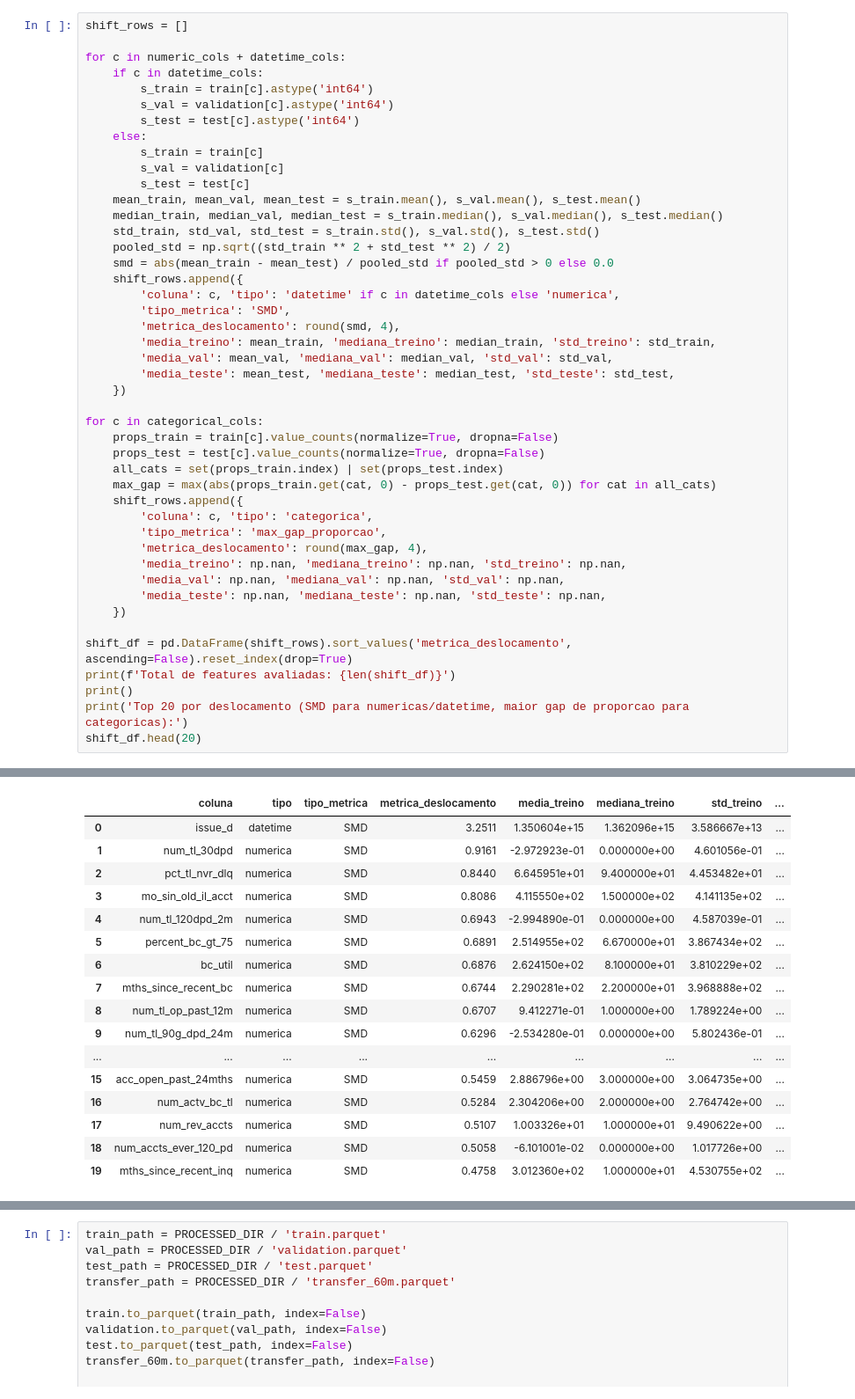
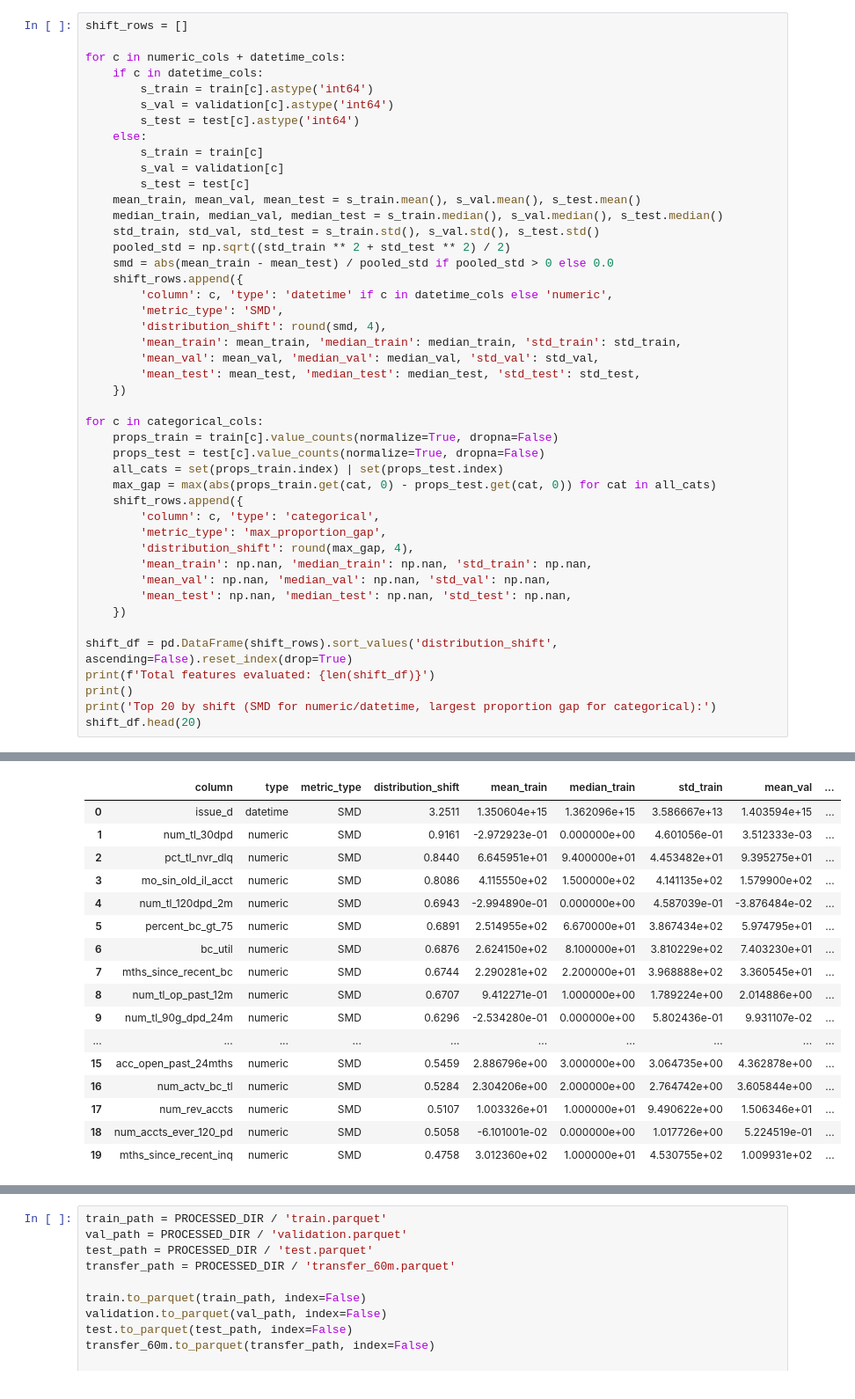
Before and after one commit to MateusFPavan/credit-default-prediction-lendingclub, a Jupyter notebook: notebooks/04_temporal_split.ipynb, the cells around one changed output, grey strips where cells are left out. Shown at 88% size. Saved outputs shown, nothing was run; the diff lists cells and outputs as text.

```diff
--- a/notebooks/04_temporal_split.ipynb
+++ b/notebooks/04_temporal_split.ipynb
@@ -198,12 +198,12 @@ for c in numeric_cols + datetime_cols:
     pooled_std = np.sqrt((std_train ** 2 + std_test ** 2) / 2)
     smd = abs(mean_train - mean_test) / pooled_std if pooled_std > 0 else 0.0
     shift_rows.append({
-        'coluna': c, 'tipo': 'datetime' if c in datetime_cols else 'numerica',
-        'tipo_metrica': 'SMD',
-        'metrica_deslocamento': round(smd, 4),
-        'media_treino': mean_train, 'mediana_treino': median_train, 'std_treino': std_train,
-        'media_val': mean_val, 'mediana_val': median_val, 'std_val': std_val,
-        'media_teste': mean_test, 'mediana_teste': median_test, 'std_teste': std_test,
+        'column': c, 'type': 'datetime' if c in datetime_cols else 'numeric',
+        'metric_type': 'SMD',
+        'distribution_shift': round(smd, 4),
+        'mean_train': mean_train, 'median_train': median_train, 'std_train': std_train,
+        'mean_val': mean_val, 'median_val': median_val, 'std_val': std_val,
+        'mean_test': mean_test, 'median_test': median_test, 'std_test': std_test,
     })
 
 for c in categorical_cols:
@@ -212,17 +212,17 @@ for c in categorical_cols:
     all_cats = set(props_train.index) | set(props_test.index)
     max_gap = max(abs(props_train.get(cat, 0) - props_test.get(cat, 0)) for cat in all_cats)
     shift_rows.append({
-        'coluna': c, 'tipo': 'categorica',
-        'tipo_metrica': 'max_gap_proporcao',
-        'metrica_deslocamento': round(max_gap, 4),
-        'media_treino': np.nan, 'mediana_treino': np.nan, 'std_treino': np.nan,
-        'media_val': np.nan, 'mediana_val': np.nan, 'std_val': np.nan,
-        'media_teste': np.nan, 'mediana_teste': np.nan, 'std_teste': np.nan,
+        'column': c, 'type': 'categorical',
+        'metric_type': 'max_proportion_gap',
+        'distribution_shift': round(max_gap, 4),
+        'mean_train': np.nan, 'median_train': np.nan, 'std_train': np.nan,
+        'mean_val': np.nan, 'median_val': np.nan, 'std_val': np.nan,
+        'mean_test': np.nan, 'median_test': np.nan, 'std_test': np.nan,
     })
 
-shift_df = pd.DataFrame(shift_rows).sort_values('metrica_deslocamento', ascending=False).reset_index(drop=True)
-print(f'Total de features avaliadas: {len(shift_df)}')
+shift_df = pd.DataFrame(shift_rows).sort_values('distribution_shift', ascending=False).reset_index(drop=True)
+print(f'Total features evaluated: {len(shift_df)}')
 print()
-print('Top 20 por deslocamento (SMD para numericas/datetime, maior gap de proporcao para categoricas):')
+print('Top 20 by shift (SMD for numeric/datetime, largest proportion gap for categorical):')
 shift_df.head(20)
 # %% [output]
@@ -232,18 +232,18 @@ Top 20 por deslocamento (SMD para numericas/datetime, maior gap de proporcao par
-|  | coluna | tipo | tipo_metrica | metrica_deslocamento | media_treino | mediana_treino | std_treino | ... |
-| 0 | issue_d | datetime | SMD | 3.2511 | 1.350604e+15 | 1.362096e+15 | 3.586667e+13 | ... |
-| 1 | num_tl_30dpd | numerica | SMD | 0.9161 | -2.972923e-01 | 0.000000e+00 | 4.601056e-01 | ... |
-| 2 | pct_tl_nvr_dlq | numerica | SMD | 0.8440 | 6.645951e+01 | 9.400000e+01 | 4.453482e+01 | ... |
-| 3 | mo_sin_old_il_acct | numerica | SMD | 0.8086 | 4.115550e+02 | 1.500000e+02 | 4.141135e+02 | ... |
-| 4 | num_tl_120dpd_2m | numerica | SMD | 0.6943 | -2.994890e-01 | 0.000000e+00 | 4.587039e-01 | ... |
-| 5 | percent_bc_gt_75 | numerica | SMD | 0.6891 | 2.514955e+02 | 6.670000e+01 | 3.867434e+02 | ... |
-| 6 | bc_util | numerica | SMD | 0.6876 | 2.624150e+02 | 8.100000e+01 | 3.810229e+02 | ... |
-| 7 | mths_since_recent_bc | numerica | SMD | 0.6744 | 2.290281e+02 | 2.200000e+01 | 3.968888e+02 | ... |
-| 8 | num_tl_op_past_12m | numerica | SMD | 0.6707 | 9.412271e-01 | 1.000000e+00 | 1.789224e+00 | ... |
-| 9 | num_tl_90g_dpd_24m | numerica | SMD | 0.6296 | -2.534280e-01 | 0.000000e+00 | 5.802436e-01 | ... |
-| ... | ... | ... | ... | ... | ... | ... | ... | ... |
-| 15 | acc_open_past_24mths | numerica | SMD | 0.5459 | 2.886796e+00 | 3.000000e+00 | 3.064735e+00 | ... |
-| 16 | num_actv_bc_tl | numerica | SMD | 0.5284 | 2.304206e+00 | 2.000000e+00 | 2.764742e+00 | ... |
-| 17 | num_rev_accts | numerica | SMD | 0.5107 | 1.003326e+01 | 1.000000e+01 | 9.490622e+00 | ... |
-| 18 | num_accts_ever_120_pd | numerica | SMD | 0.5058 | -6.101001e-02 | 0.000000e+00 | 1.017726e+00 | ... |
-| 19 | mths_since_recent_inq | numerica | SMD | 0.4758 | 3.012360e+02 | 1.000000e+01 | 4.530755e+02 | ... |
+|  | column | type | metric_type | distribution_shift | mean_train | median_train | std_train | mean_val | ... |
+| 0 | issue_d | datetime | SMD | 3.2511 | 1.350604e+15 | 1.362096e+15 | 3.586667e+13 | 1.403594e+15 | ... |
+| 1 | num_tl_30dpd | numeric | SMD | 0.9161 | -2.972923e-01 | 0.000000e+00 | 4.601056e-01 | 3.512333e-03 | ... |
+| 2 | pct_tl_nvr_dlq | numeric | SMD | 0.8440 | 6.645951e+01 | 9.400000e+01 | 4.453482e+01 | 9.395275e+01 | ... |
+| 3 | mo_sin_old_il_acct | numeric | SMD | 0.8086 | 4.115550e+02 | 1.500000e+02 | 4.141135e+02 | 1.579900e+02 | ... |
+| 4 | num_tl_120dpd_2m | numeric | SMD | 0.6943 | -2.994890e-01 | 0.000000e+00 | 4.587039e-01 | -3.876484e-02 | ... |
+| 5 | percent_bc_gt_75 | numeric | SMD | 0.6891 | 2.514955e+02 | 6.670000e+01 | 3.867434e+02 | 5.974795e+01 | ... |
+| 6 | bc_util | numeric | SMD | 0.6876 | 2.624150e+02 | 8.100000e+01 | 3.810229e+02 | 7.403230e+01 | ... |
+| 7 | mths_since_recent_bc | numeric | SMD | 0.6744 | 2.290281e+02 | 2.200000e+01 | 3.968888e+02 | 3.360545e+01 | ... |
+| 8 | num_tl_op_past_12m | numeric | SMD | 0.6707 | 9.412271e-01 | 1.000000e+00 | 1.789224e+00 | 2.014886e+00 | ... |
+| 9 | num_tl_90g_dpd_24m | numeric | SMD | 0.6296 | -2.534280e-01 | 0.000000e+00 | 5.802436e-01 | 9.931107e-02 | ... |
+| ... | ... | ... | ... | ... | ... | ... | ... | ... | ... |
+| 15 | acc_open_past_24mths | numeric | SMD | 0.5459 | 2.886796e+00 | 3.000000e+00 | 3.064735e+00 | 4.362878e+00 | ... |
+| 16 | num_actv_bc_tl | numeric | SMD | 0.5284 | 2.304206e+00 | 2.000000e+00 | 2.764742e+00 | 3.605844e+00 | ... |
+| 17 | num_rev_accts | numeric | SMD | 0.5107 | 1.003326e+01 | 1.000000e+01 | 9.490622e+00 | 1.506346e+01 | ... |
+| 18 | num_accts_ever_120_pd | numeric | SMD | 0.5058 | -6.101001e-02 | 0.000000e+00 | 1.017726e+00 | 5.224519e-01 | ... |
+| 19 | mths_since_recent_inq | numeric | SMD | 0.4758 | 3.012360e+02 | 1.000000e+01 | 4.530755e+02 | 1.009931e+02 | ... |
 # %%
```
Also changed, not shown: parts of 24 cells of this notebook, 22 other files.
